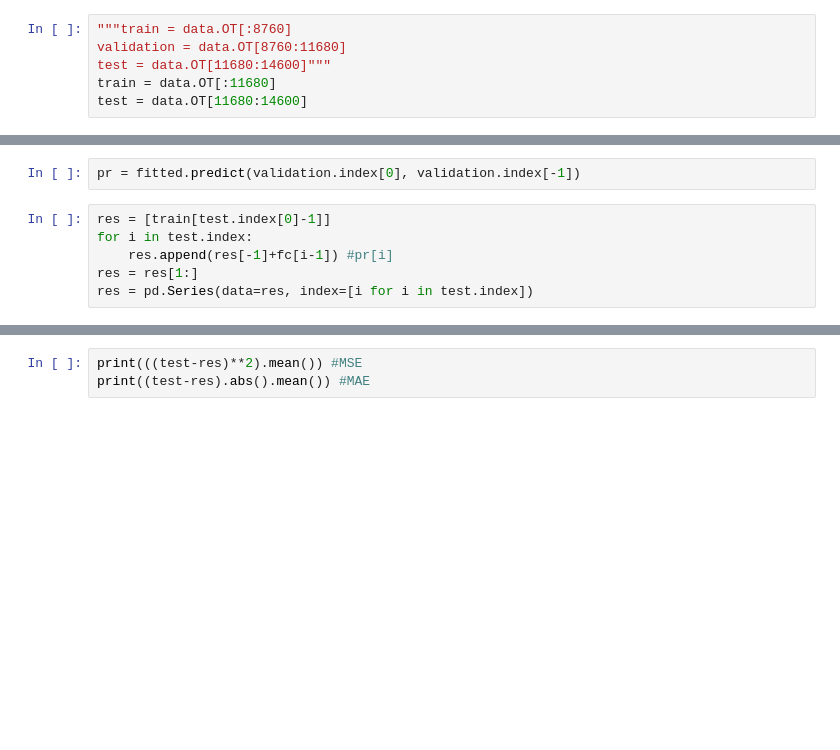
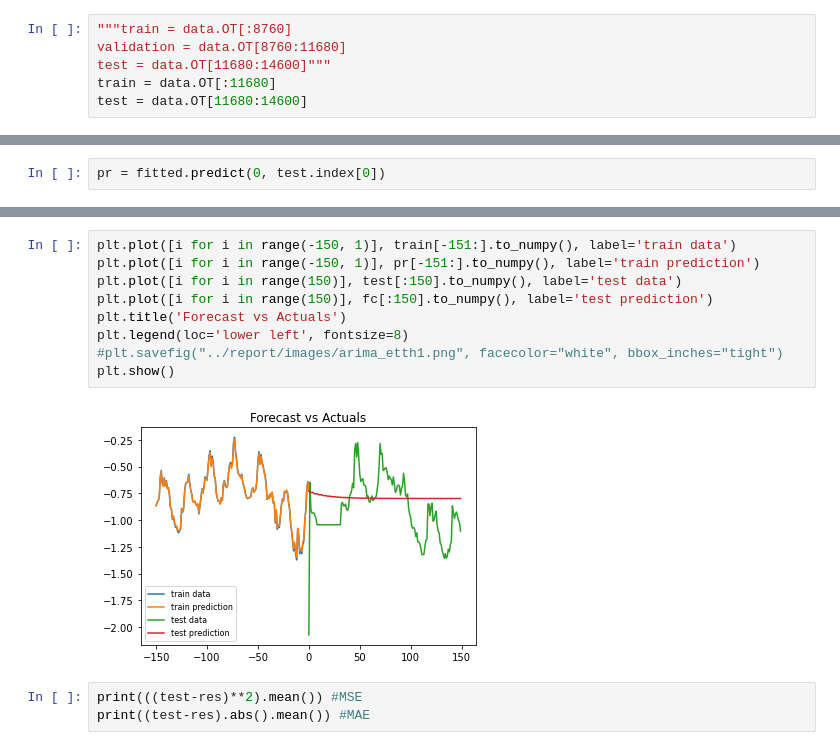
Before and after one commit to dmohorcic/SU_project, a Jupyter notebook: ARIMA/ARIMA_test.ipynb, the cells around one changed output, grey strips where cells are left out. Cells and saved outputs as stored; diff of their text form; blank space fills up the shorter version.

```diff
--- a/ARIMA/ARIMA_test.ipynb
+++ b/ARIMA/ARIMA_test.ipynb
@@ -173,11 +173,5 @@ fc = fitted.forecast(validation.shape[0], alpha=0.05)  # 95% conf
 # %%
-pr = fitted.predict(validation.index[0], validation.index[-1])
+pr = fitted.predict(0, test.index[0])
-# %%
-res = [train[test.index[0]-1]]
-for i in test.index:
-    res.append(res[-1]+fc[i-1]) #pr[i]
-res = res[1:]
-res = pd.Series(data=res, index=[i for i in test.index])
 # %%
 #plt.plot(train, label='training')
 plt.plot(test, label='actual')
@@ -190,3 +184,14 @@ plt.show()
+# %%
+plt.plot([i for i in range(-150, 1)], train[-151:].to_numpy(), label='train data')
+plt.plot([i for i in range(-150, 1)], pr[-151:].to_numpy(), label='train prediction')
+plt.plot([i for i in range(150)], test[:150].to_numpy(), label='test data')
+plt.plot([i for i in range(150)], fc[:150].to_numpy(), label='test prediction')
+plt.title('Forecast vs Actuals')
+plt.legend(loc='lower left', fontsize=8)
+#plt.savefig("../report/images/arima_etth1.png", facecolor="white", bbox_inches="tight")
+plt.show()
+# %% [output]
+[figure, added]
 # %%
 print(((test-res)**2).mean()) #MSE
 print((test-res).abs().mean()) #MAE
```
Also changed, not shown: parts of 5 cells of this notebook, 12 other files.
